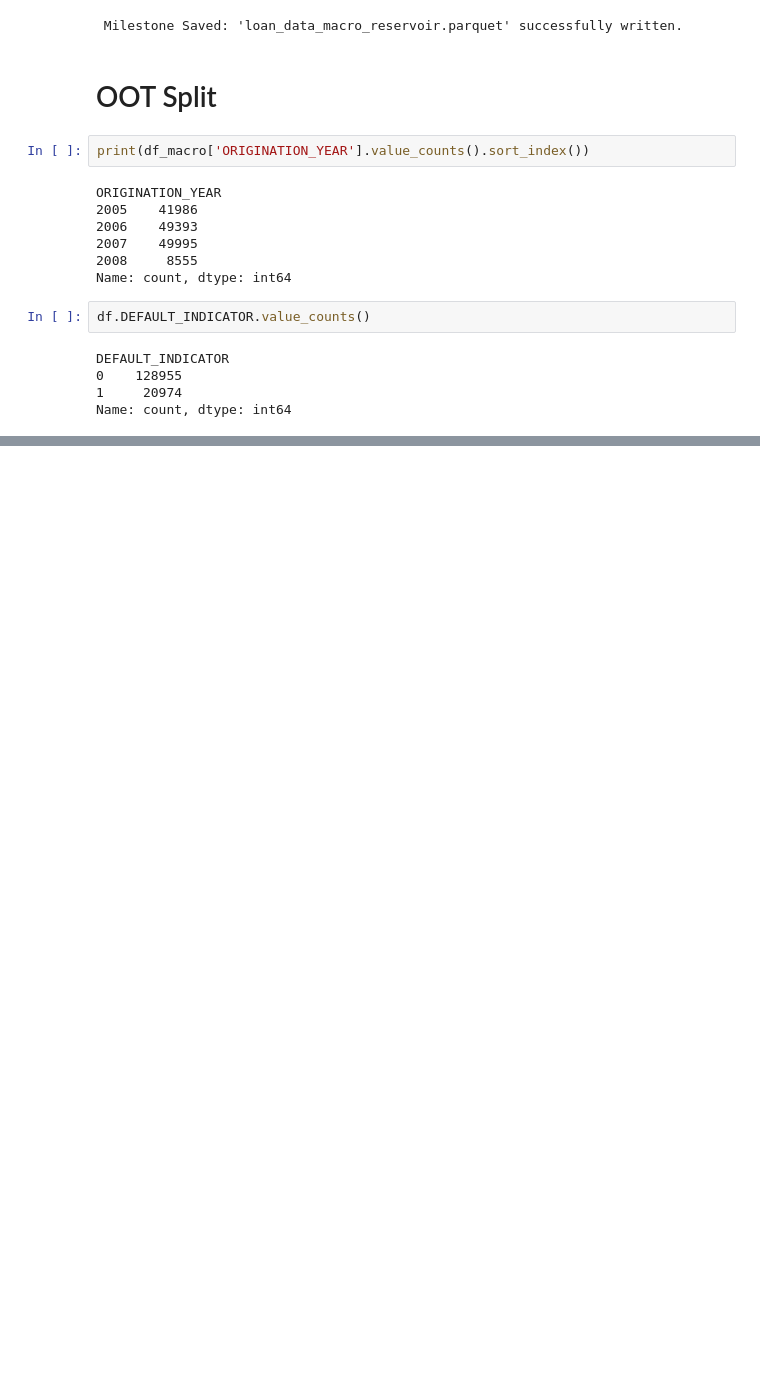
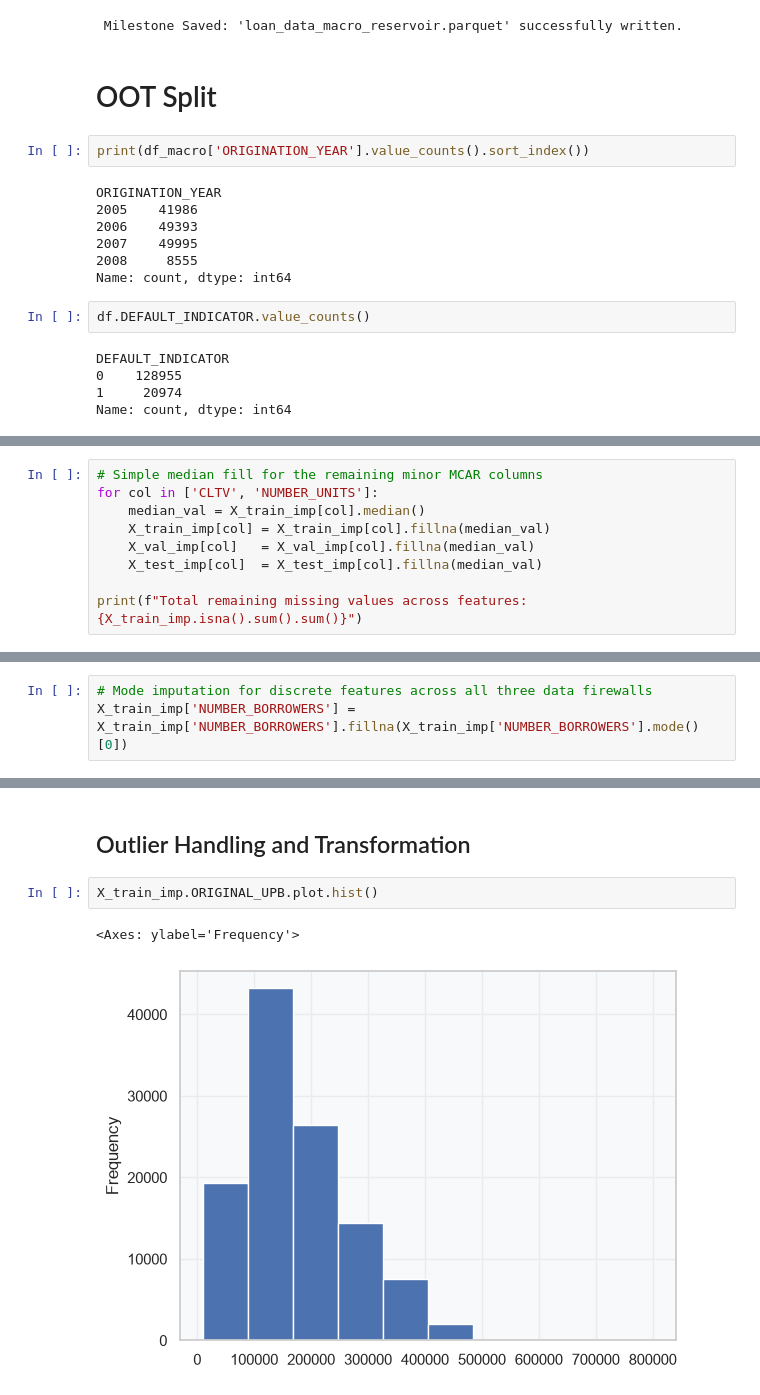
Before and after one commit to Gautam0211/Credit-Risk-Stress-Testing-Under-Macro-Conditions-of-2008-Global-Recession, a Jupyter notebook: Notebooks/EDA and Data Preprocessing.ipynb, the cells around one changed output, grey strips where cells are left out. Drawn from its saved outputs; the diff is of its cells as text; blank space fills up the shorter version.

```diff
--- a/Notebooks/EDA and Data Preprocessing.ipynb
+++ b/Notebooks/EDA and Data Preprocessing.ipynb
@@ -1427,0 +1895,9 @@ Name: count, dtype: int64
+# %%
+# Simple median fill for the remaining minor MCAR columns
+for col in ['CLTV', 'NUMBER_UNITS']:
+    median_val = X_train_imp[col].median()
+    X_train_imp[col] = X_train_imp[col].fillna(median_val)
+    X_val_imp[col]   = X_val_imp[col].fillna(median_val)
+    X_test_imp[col]  = X_test_imp[col].fillna(median_val)
+
+print(f"Total remaining missing values across features: {X_train_imp.isna().sum().sum()}")
@@ -1427,0 +1906,3 @@ Name: count, dtype: int64
+# %%
+# Mode imputation for discrete features across all three data firewalls
+X_train_imp['NUMBER_BORROWERS'] = X_train_imp['NUMBER_BORROWERS'].fillna(X_train_imp['NUMBER_BORROWERS'].mode()[0])
@@ -1427,0 +1941,7 @@ Name: count, dtype: int64
+# %% [markdown]
+## Outlier Handling and Transformation
+# %%
+X_train_imp.ORIGINAL_UPB.plot.hist()
+# %% [output]
+<Axes: ylabel='Frequency'>
+[figure, added]
```
Also changed, not shown: parts of 46 cells of this notebook, 1 other file.
